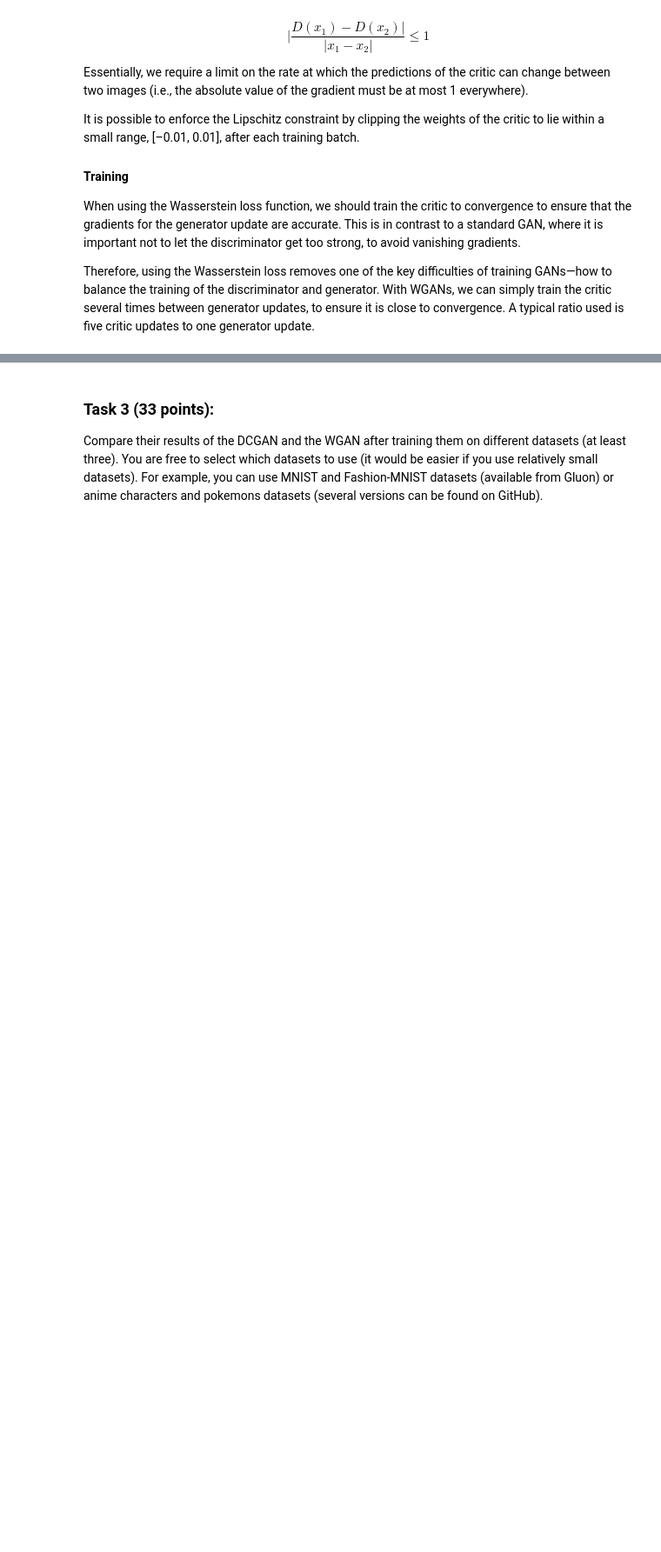
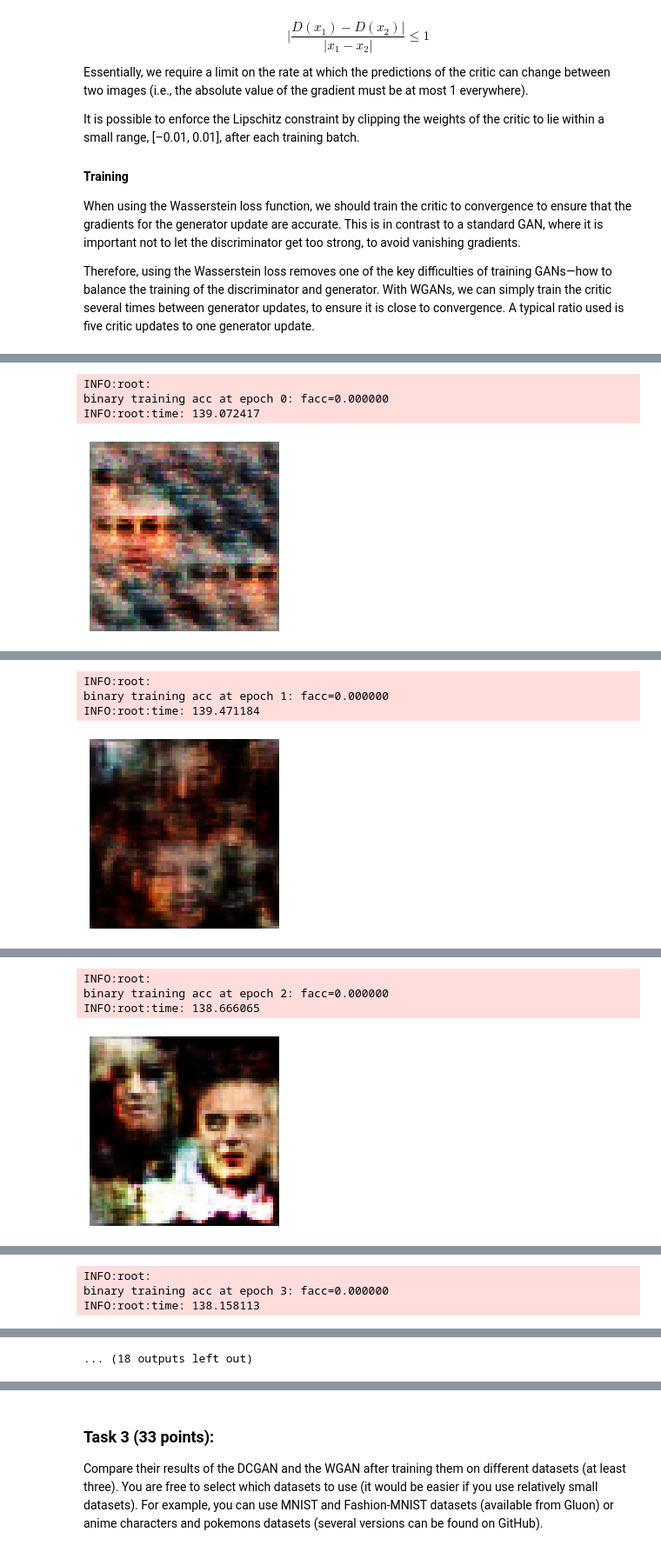
Before and after one commit to AjinkyaIndulkar/CGCV1920-Group8, a Jupyter notebook: Lab 14/Group8_CGCV192014B_GPU.ipynb, the cells around one changed output, grey strips where cells are left out. Shown at 87% size. Cells and saved outputs as stored; diff of their text form; code cells hidden in the pictures; blank space fills up the shorter version.

Commit message:
Made WGAN work,
Sorry for the white male bias

```diff
--- a/Lab 14/Group8_CGCV192014B_GPU.ipynb
+++ b/Lab 14/Group8_CGCV192014B_GPU.ipynb
@@ -40,8 +41,8 @@ warnings.filterwarnings('ignore')
 Reimplement the DCGAN from the Gluon tutorial in this notebook. You can find the Gluon tutorial [here](https://gluon.mxnet.io/chapter14_generative-adversarial-networks/dcgan.html).
 # %%
 # set training parameters
-epochs = 200
-batch_size = 64
+epochs = 3
+batch_size = 32
 latent_z_size = 100
 lr = 0.0002
 beta1 = 0.5
@@ -359,6 +365,10 @@ with netD.name_scope():
 # %%
 # define loss
 def wasserstein_loss(y_true, y_pred):
+    m_yt = nd.mean(y_true)
+    m_yp = nd.mean(y_pred)
+    #print(m_yp)
+    return m_yt*m_yp
     return -1*mx.ndarray.mean(y_true * y_pred)
 
 # initialize the generator and the discriminator
@@ -366,12 +376,14 @@ netG.initialize(mx.init.Normal(0.02), ctx=ctx)
 netD.initialize(mx.init.Normal(0.02), ctx=ctx)
 
 # define trainer (optimizer) for the generator and the discriminator
-trainerG = gluon.Trainer(netG.collect_params(),optimizer  =  RMSProp(learning_rate=0.00005))
+trainerG = gluon.Trainer(netG.collect_params(),optimizer  =  RMSProp(learning_rate=0.0005))
 # implementing clip weights
-trainerD = gluon.Trainer(netD.collect_params(),optimizer  = RMSProp(learning_rate=0.00005,clip_weights = 0.01))
+trainerD = gluon.Trainer(netD.collect_params(),optimizer  = RMSProp(learning_rate=0.0005,clip_weights = 0.01))
 # %%
-real_label = nd.ones((batch_size,), ctx=ctx)
-fake_label = -1 * nd.ones((batch_size,), ctx=ctx)
+wgan_epochs = 10
+
+real_label = 1000.1*nd.ones((batch_size,), ctx=ctx)
+fake_label = -1000.1 * nd.ones((batch_size,), ctx=ctx)
 def facc(label, pred):
     pred = pred.ravel()
     label = label.ravel()
@@ -381,7 +393,7 @@ metric = mx.metric.CustomMetric(facc)
 stamp =  datetime.now().strftime('%Y_%m_%d-%H_%M')
 logging.basicConfig(level=logging.DEBUG)
 
-for epoch in range(epochs):
+for epoch in range(wgan_epochs):
     tic = time.time()
     btic = time.time()
     train_data.reset()
@@ -414,7 +426,8 @@ for epoch in range(epochs):
         with autograd.record():
             fake = netG(latent_z)
             output = netD(fake)
-            errG = -1*(wasserstein_loss(output, real_label))
+            #print(real_label)
+            errG = (wasserstein_loss(output, real_label))
             errG.backward()
 
         trainerG.step(batch.data[0].shape[0])
@@ -438,3 +451,4 @@ for epoch in range(epochs):
     fake_img = fake[0]
     visualize(fake_img)
     plt.show()
+# %% [output]
@@ -440,0 +473,4 @@ for epoch in range(epochs):
+INFO:root:
+binary training acc at epoch 0: facc=0.000000
+INFO:root:time: 139.072417
+[figure, added]
@@ -440,0 +495,4 @@ for epoch in range(epochs):
+INFO:root:
+binary training acc at epoch 1: facc=0.000000
+INFO:root:time: 139.471184
+[figure, added]
@@ -440,0 +517,4 @@ for epoch in range(epochs):
+INFO:root:
+binary training acc at epoch 2: facc=0.000000
+INFO:root:time: 138.666065
+[figure, added]
@@ -440,0 +539,3 @@ for epoch in range(epochs):
+INFO:root:
+binary training acc at epoch 3: facc=0.000000
+INFO:root:time: 138.158113
@@ -440,0 +543 @@ for epoch in range(epochs):
+... (18 outputs left out)
```
Also changed, not shown: parts of 11 cells of this notebook.
